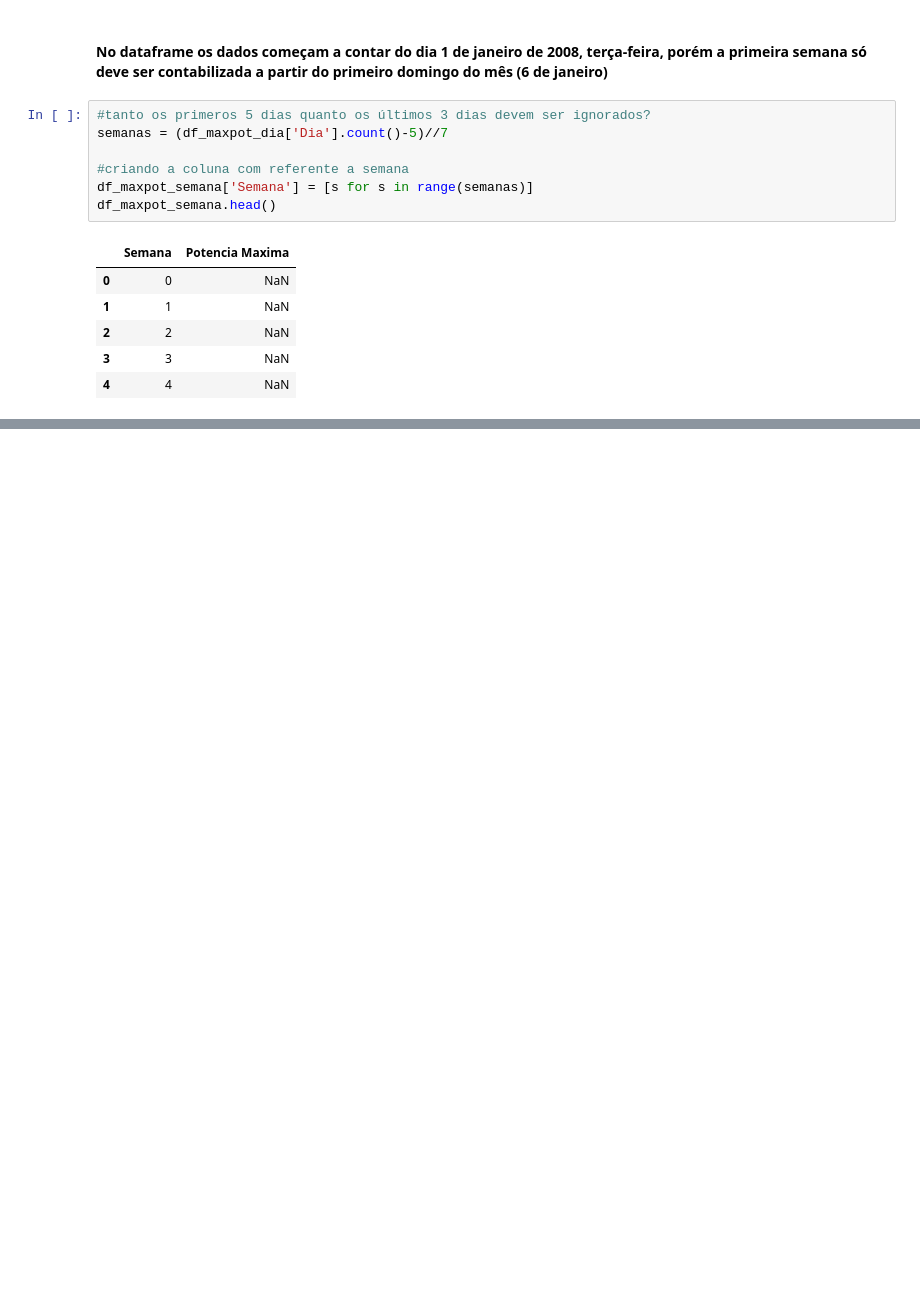
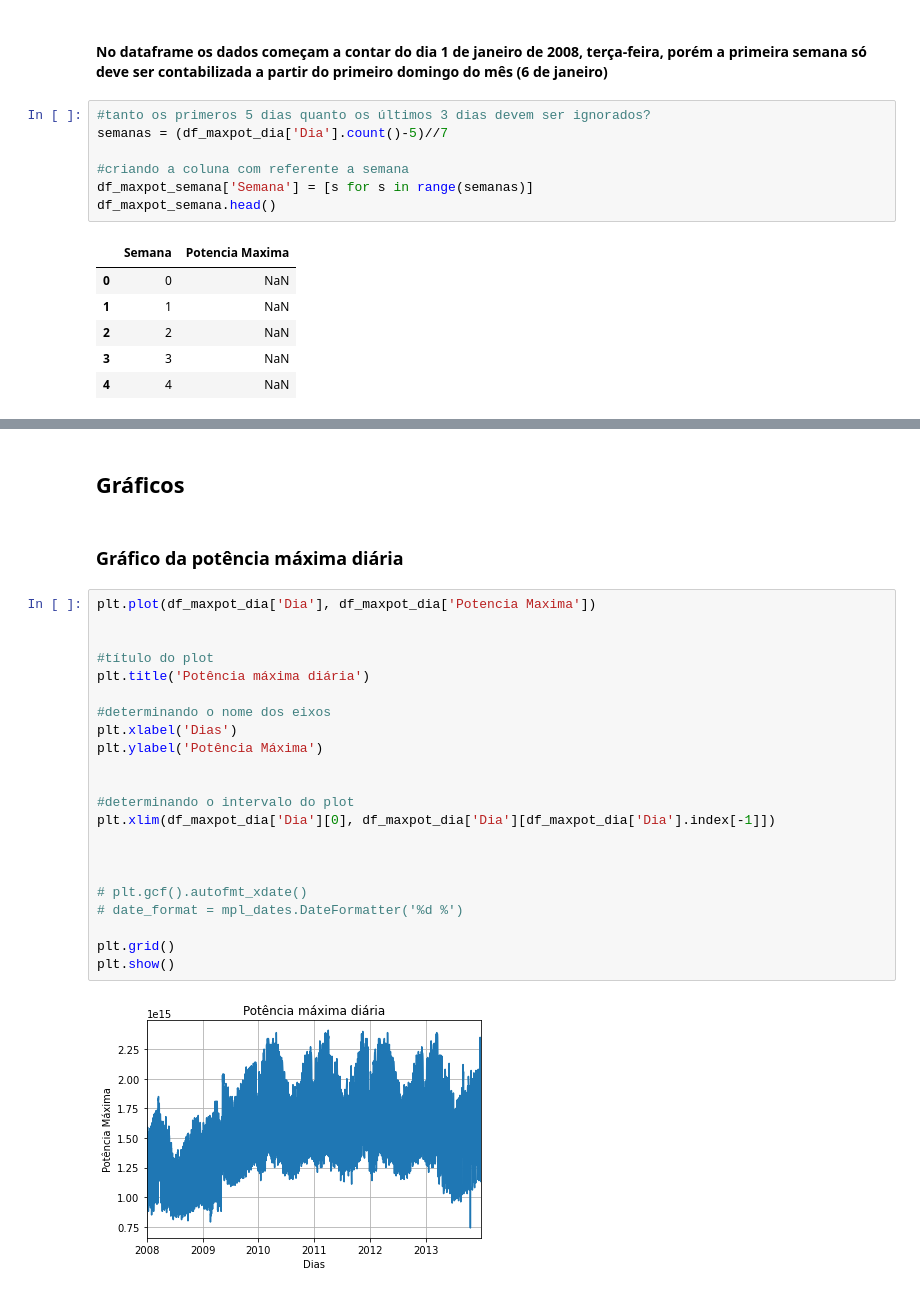
Before and after one commit to V-kr0pt/previsao-de-demanda, a Jupyter notebook: Jupyter/Pre-processamento_dos_dados.ipynb, the cells around one changed output, grey strips where cells are left out. Saved outputs shown, nothing was run; the diff lists cells and outputs as text; blank space fills up the shorter version.

```diff
--- a/Jupyter/Pre-processamento_dos_dados.ipynb
+++ b/Jupyter/Pre-processamento_dos_dados.ipynb
@@ -192,0 +183,28 @@ Name: Potencia, Length: 96, dtype: float64
+# %% [markdown]
+## Gráficos
+# %% [markdown]
+### Gráfico da potência máxima diária
+# %%
+plt.plot(df_maxpot_dia['Dia'], df_maxpot_dia['Potencia Maxima'])
+
+
+#título do plot
+plt.title('Potência máxima diária')
+
+#determinando o nome dos eixos
+plt.xlabel('Dias')
+plt.ylabel('Potência Máxima')
+
+
+#determinando o intervalo do plot
+plt.xlim(df_maxpot_dia['Dia'][0], df_maxpot_dia['Dia'][df_maxpot_dia['Dia'].index[-1]])
+
+
+
+# plt.gcf().autofmt_xdate()
+# date_format = mpl_dates.DateFormatter('%d %')
+
+plt.grid()
+plt.show()
+# %% [output]
+[figure, added]
```
Also changed, not shown: parts of 18 cells of this notebook.
